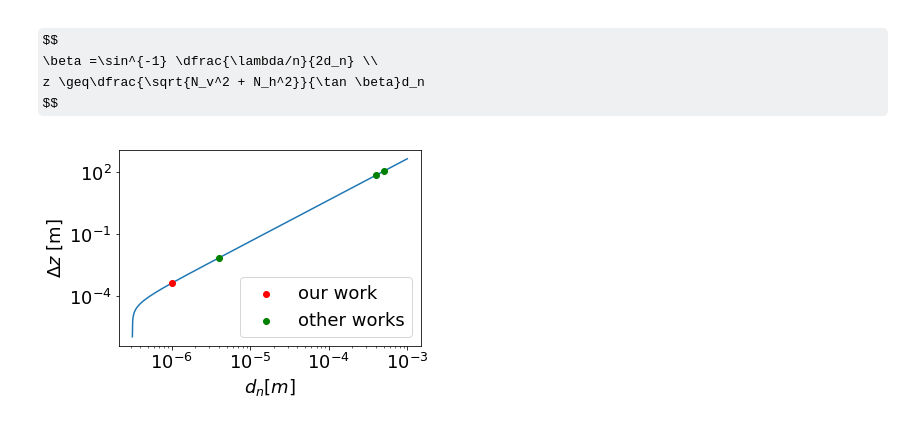
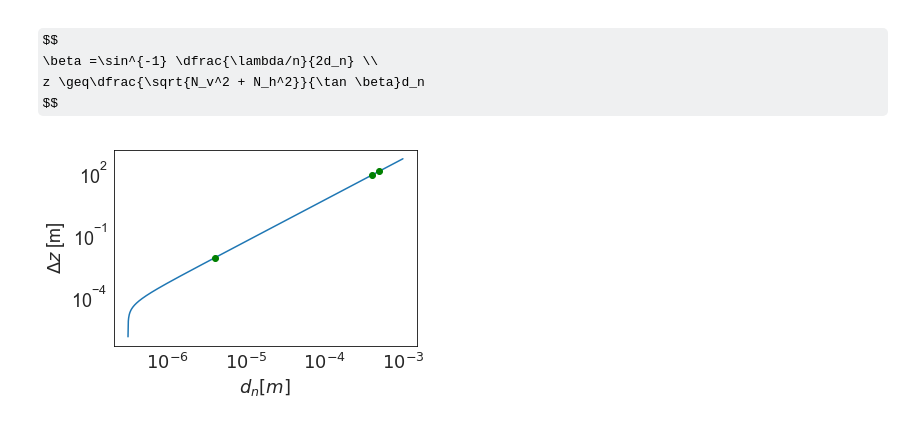
Before and after one commit to fftakumi/MOD2NN, a Jupyter notebook: Faraday/two_dim/theory.ipynb, the cells around one changed output. Cells and saved outputs as stored; diff of their text form; code cells hidden in the pictures; some formulas as TeX source.

```diff
--- a/Faraday/two_dim/theory.ipynb
+++ b/Faraday/two_dim/theory.ipynb
@@ -467,33 +510,33 @@ $$
 # %%
 wl = 633e-9
 n=1.0
 dn = np.logspace(-7, -3, 1000)
 Nv, Nh = 100, 100
 
 beta = np.arcsin(wl/n/(2*dn))
 z = np.sqrt(Nv**2 + Nh**2) * dn / np.tan(beta)
 
 ow = np.array([4.0e-4, 4.0e-6, 5.0e-4])
 oz = np.sqrt(Nv**2 + Nh**2) * ow / np.tan(np.arcsin(wl/(2*ow)))
 
 plt.rcParams['figure.subplot.bottom'] = 0.20
 plt.rcParams['figure.subplot.left'] = 0.20
 plt.plot(dn, z, zorder=1)
-plt.scatter(1.0e-6, np.sqrt(Nv**2 + Nh**2) * 1.0e-6 / np.tan(np.arcsin(wl/(2*1.0e-6))), color="red", label="our work")
+#plt.vlines(1.0e-6, 0, np.sqrt(Nv**2 + Nh**2) * 1.0e-6 / np.tan(np.arcsin(wl/(2*1.0e-6))), color="black", zorder=1)
+#plt.scatter(1.0e-6, np.sqrt(Nv**2 + Nh**2) * 1.0e-6 / np.tan(np.arcsin(wl/(2*1.0e-6))), color="red", label="our work", zorder=2)
 plt.scatter(ow, oz, color="g", label="other works")
 plt.xlabel(r"$d_n [m]$")
 plt.ylabel(r"$\Delta z$ [m]")
 plt.yscale("log")
 plt.xscale("log")
 plt.gca().set_facecolor("white")
 plt.gca().spines["bottom"].set_color("black")
 plt.gca().spines["top"].set_color("black")
 plt.gca().spines["left"].set_color("black")
 plt.gca().spines["right"].set_color("black")
 
-
 plt.xticks([1.0e-6,1.0e-5, 1.0e-4,1.0e-3],["$10^{-6}$", "$10^{-5}$", "$10^{-4}$","$10^{-3}$"])
-plt.legend()
+#plt.legend()
 plt.savefig("images/diffractive_angle.png")
 # %% [output]
-[figure, old version]
+[figure, new version]
```
Also changed, not shown: parts of 2 cells of this notebook, 8 other files.
